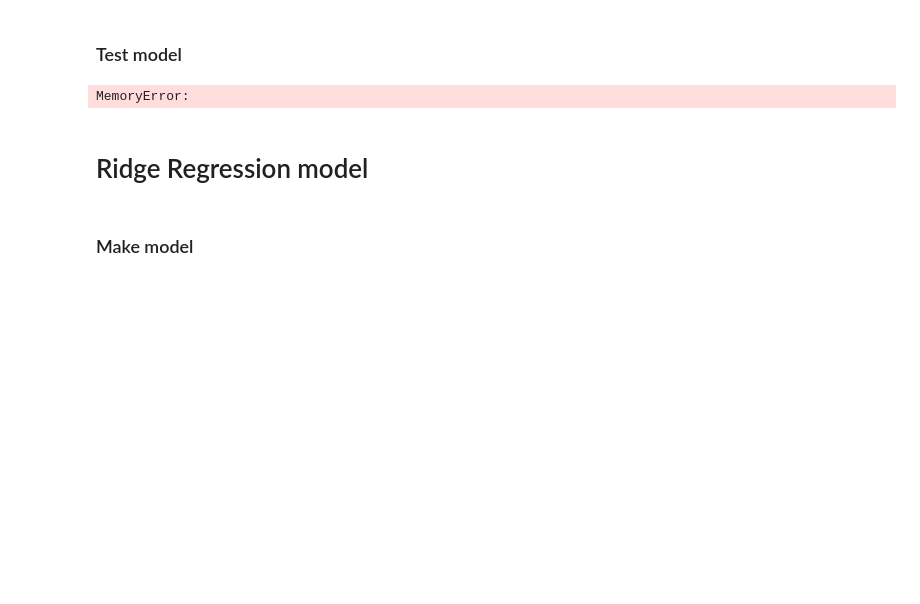
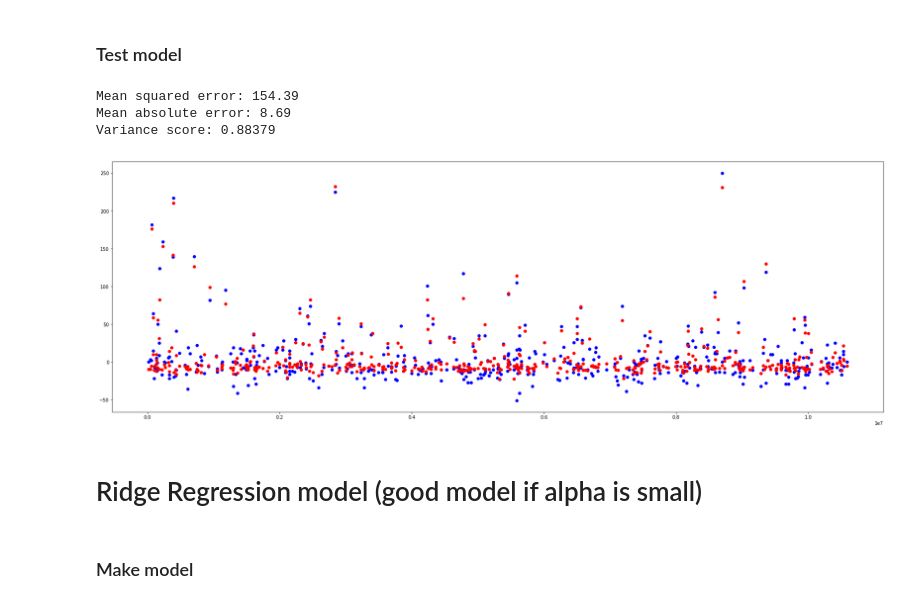
Before and after one commit to DepickereSven/Datatonic-challenge, a Jupyter notebook: Scripts/ML.ipynb, the cells around one changed output. Drawn from its saved outputs; the diff is of its cells as text; code cells hidden in the pictures; blank space fills up the shorter version.

```diff
--- a/Scripts/ML.ipynb
+++ b/Scripts/ML.ipynb
@@ -152,24 +118,40 @@ Variance score: 0.00086
 # %% [markdown]
 ### Make model
+# %%
+from sklearn.linear_model import LinearRegression
+
+lrm = LinearRegression()
+lrm.fit(X_train, y_train)
+
+lrm_y_predict = lrm.predict(X_test)
 # %% [markdown]
 ### Test model
-# %%
-from sklearn.linear_model import LinearRegression
-
-lrm = LinearRegression()
-lrm.fit(X_train, y_train.values.ravel())
-
-lrm_y_predict = lrm.predict(X_test)
-
-# The mean squared error
-print("Mean squared error: %.2f" % mean_squared_error(y_test, lrm_y_predict))
-
-# Explained variance score: 1 is perfect prediction
-print('Variance score: %.5f' % r2_score(y_test, lrm_y_predict))
-# %% [output]
-MemoryError:
+# %%
+import matplotlib.pyplot as plt
+from sklearn.metrics import mean_squared_error, r2_score, mean_absolute_error
+
+# The mean squared error
+print("Mean squared error: %.2f" % mean_squared_error(y_test, lrm_y_predict))
+
+# The mean absolute error
+print("Mean absolute error: %.2f" % mean_absolute_error(y_test, lrm_y_predict))
+
+# Explained variance score: 1 is perfect prediction
+print('Variance score: %.5f' % r2_score(y_test, lrm_y_predict))
+
+#Graph
+plt.scatter(y_test.iloc[:500,:].index, y_test.iloc[:500,:].arrival_delay, c='b')
+predictDf = pd.DataFrame( data=lrm_y_predict, index=y_test.index)
+plt.scatter(predictDf.iloc[:500,:].index, predictDf.iloc[:500,0], c='r')
+plt.rcParams['figure.figsize'] = [30, 10]
+plt.show()
+# %% [output]
+Mean squared error: 154.39
+Mean absolute error: 8.69
+Variance score: 0.88379
+[figure, added]
 # %% [markdown]
-# Ridge Regression model
+# Ridge Regression model (good model if alpha is small)
 # %% [markdown]
 ### Make model
 # %%
```
Also changed, not shown: parts of 15 cells of this notebook.
